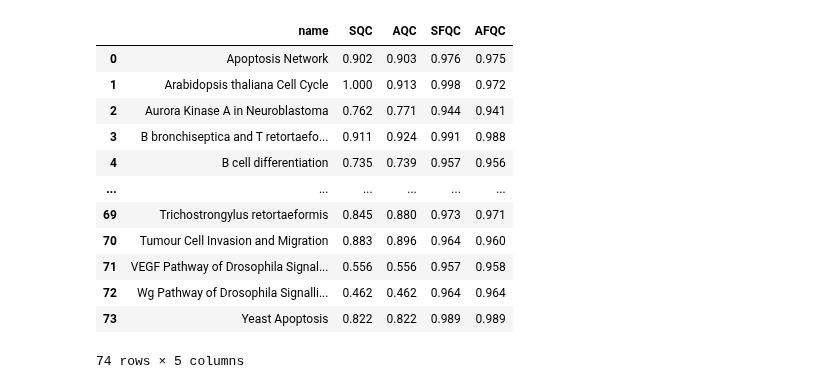
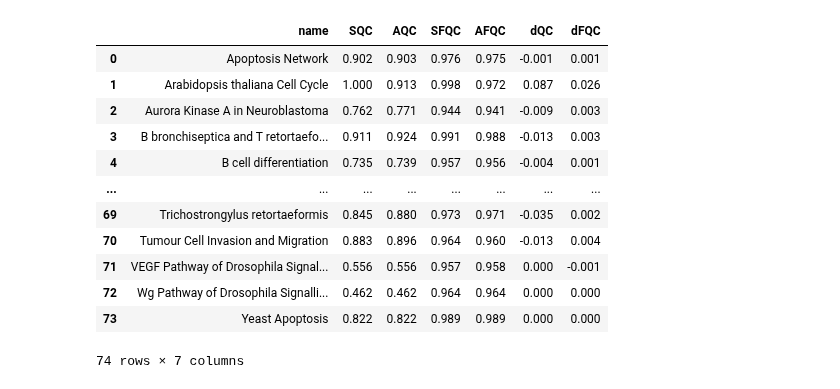
Before and after one commit to kyuhyongpark/cubewalkers-analysis, a Jupyter notebook: coherence_output_analysis.ipynb, the cells around one changed output. Saved outputs shown, nothing was run; the diff lists cells and outputs as text; code cells hidden in the pictures.

```diff
--- a/coherence_output_analysis.ipynb
+++ b/coherence_output_analysis.ipynb
@@ -8,20 +8,22 @@ plt.rcParams.update({'font.size':20})
 # %%
 QCF=pd.read_csv('data/quasicoherence_fuzzy.csv')
 QC=pd.read_csv('data/quasicoherence_nonfuzzy.csv')
 QC=QC.merge(QCF)
 QC.columns=['name','SQC','AQC','SFQC','AFQC']
+QC['dQC'] = QC['SQC']-QC['AQC']
+QC['dFQC'] = QC['SFQC']-QC['AFQC']
 QC
 # %% [output]
-|  | name | SQC | AQC | SFQC | AFQC |
-| 0 | Apoptosis Network | 0.902 | 0.903 | 0.976 | 0.975 |
-| 1 | Arabidopsis thaliana Cell Cycle | 1.000 | 0.913 | 0.998 | 0.972 |
-| 2 | Aurora Kinase A in Neuroblastoma | 0.762 | 0.771 | 0.944 | 0.941 |
-| 3 | B bronchiseptica and T retortaefo... | 0.911 | 0.924 | 0.991 | 0.988 |
-| 4 | B cell differentiation | 0.735 | 0.739 | 0.957 | 0.956 |
-| ... | ... | ... | ... | ... | ... |
-| 69 | Trichostrongylus retortaeformis | 0.845 | 0.880 | 0.973 | 0.971 |
-| 70 | Tumour Cell Invasion and Migration | 0.883 | 0.896 | 0.964 | 0.960 |
-| 71 | VEGF Pathway of Drosophila Signal... | 0.556 | 0.556 | 0.957 | 0.958 |
-| 72 | Wg Pathway of Drosophila Signalli... | 0.462 | 0.462 | 0.964 | 0.964 |
-| 73 | Yeast Apoptosis | 0.822 | 0.822 | 0.989 | 0.989 |
+|  | name | SQC | AQC | SFQC | AFQC | dQC | dFQC |
+| 0 | Apoptosis Network | 0.902 | 0.903 | 0.976 | 0.975 | -0.001 | 0.001 |
+| 1 | Arabidopsis thaliana Cell Cycle | 1.000 | 0.913 | 0.998 | 0.972 | 0.087 | 0.026 |
+| 2 | Aurora Kinase A in Neuroblastoma | 0.762 | 0.771 | 0.944 | 0.941 | -0.009 | 0.003 |
+| 3 | B bronchiseptica and T retortaefo... | 0.911 | 0.924 | 0.991 | 0.988 | -0.013 | 0.003 |
+| 4 | B cell differentiation | 0.735 | 0.739 | 0.957 | 0.956 | -0.004 | 0.001 |
+| ... | ... | ... | ... | ... | ... | ... | ... |
+| 69 | Trichostrongylus retortaeformis | 0.845 | 0.880 | 0.973 | 0.971 | -0.035 | 0.002 |
+| 70 | Tumour Cell Invasion and Migration | 0.883 | 0.896 | 0.964 | 0.960 | -0.013 | 0.004 |
+| 71 | VEGF Pathway of Drosophila Signal... | 0.556 | 0.556 | 0.957 | 0.958 | 0.000 | -0.001 |
+| 72 | Wg Pathway of Drosophila Signalli... | 0.462 | 0.462 | 0.964 | 0.964 | 0.000 | 0.000 |
+| 73 | Yeast Apoptosis | 0.822 | 0.822 | 0.989 | 0.989 | 0.000 | 0.000 |
-74 rows × 5 columns
+74 rows × 7 columns
```
Also changed, not shown: parts of 9 cells of this notebook.
